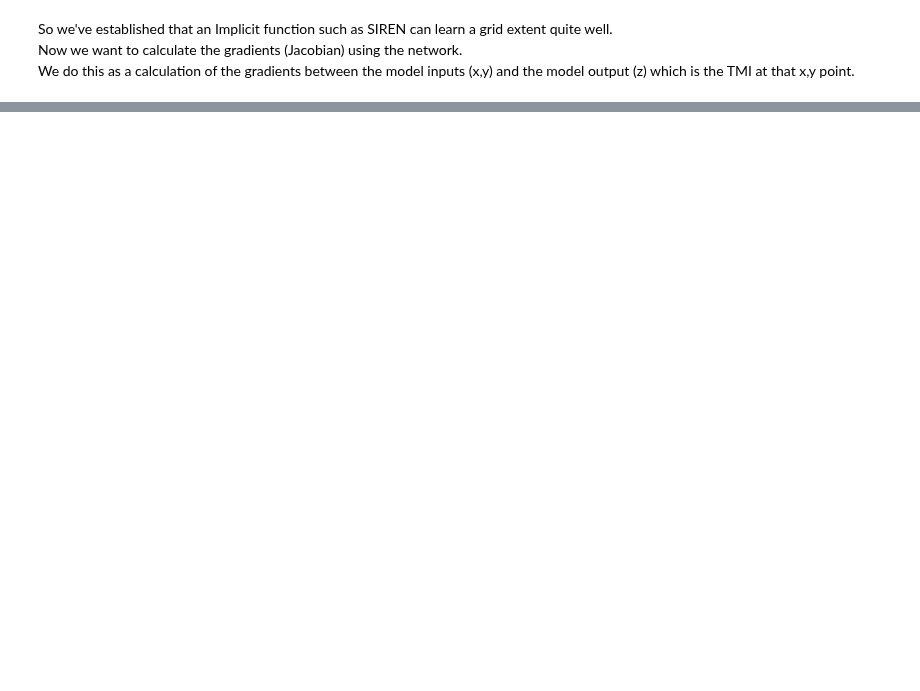
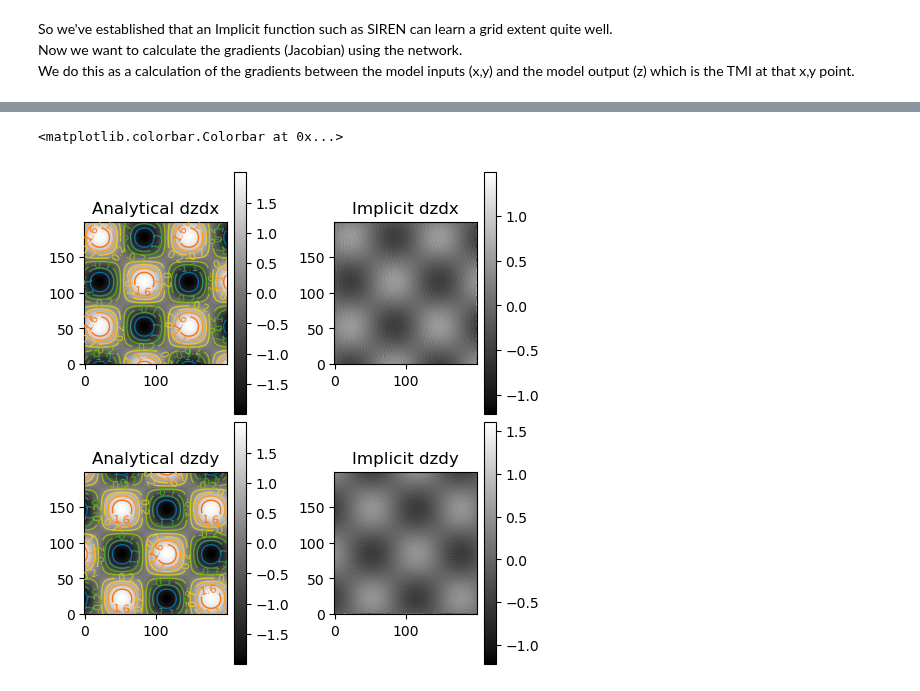
Before and after one commit to LSgeo/ImplicitGeo, a Jupyter notebook: GeoSIREN.ipynb, the cells around one changed output, grey strips where cells are left out. Drawn from its saved outputs; the diff is of its cells as text; code cells hidden in the pictures; blank space fills up the shorter version.

```diff
--- a/GeoSIREN.ipynb
+++ b/GeoSIREN.ipynb
@@ -437 +509,25 @@ This is the special case where _the Jacobian matrix reduces to the row vector $$
+# %%
+xmin = dzdx.min()
+xmax = dzdx.max()
+ymin = dzdy.min()
+ymax = dzdy.max()
+
+plt.figure(constrained_layout=True, figsize=(5, 5))
+plt.subplot(221)
+plt.title("Analytical dzdx")
+plt_cntr(dzdx)
+plt.subplot(222)
+plt.title("Implicit dzdx")
+plt.imshow(dx, origin="lower", cmap=cc.cm.CET_L1)#, vmin=xmin, vmax=xmax)
+plt.colorbar()
+plt.subplot(223)
+plt.title("Analytical dzdy")
+plt_cntr(dzdy)
+plt.subplot(224)
+plt.title("Implicit dzdy")
+plt.imshow(dy, origin="lower", cmap=cc.cm.CET_L1)#, vmin=ymin, vmax=ymax)
+plt.colorbar()
+# %% [output]
+<matplotlib.colorbar.Colorbar at 0x...>
+[figure, added]
 # %%
```
Also changed, not shown: parts of 18 cells of this notebook.
